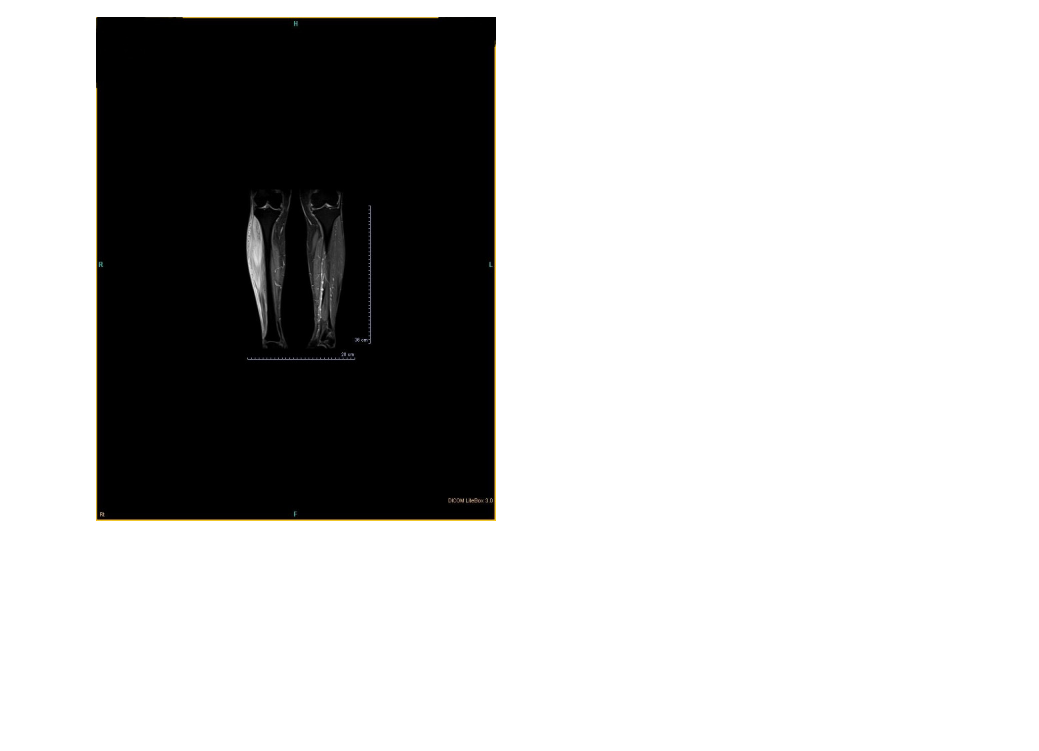
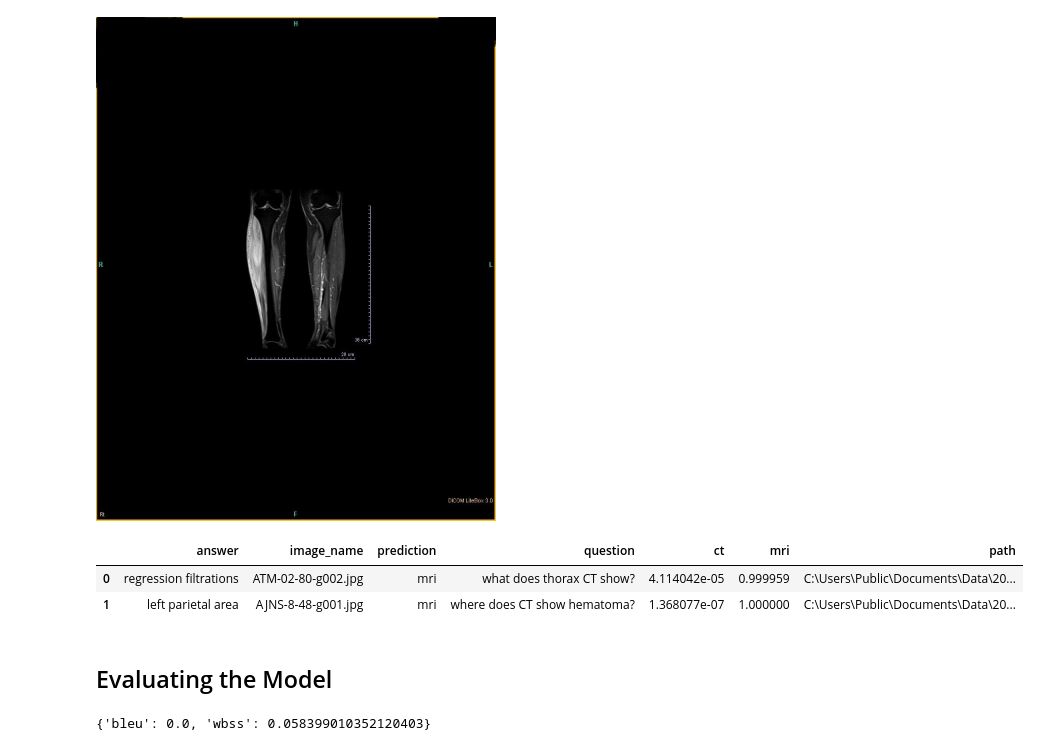
Before and after one commit to turner11/VQA-MED, a Jupyter notebook: VQA-MED/VQA.Python/5_predicting.ipynb, the cells around one changed output. Cells and saved outputs as stored; diff of their text form; code cells hidden in the pictures; blank space fills up the shorter version.

```diff
--- a/VQA-MED/VQA.Python/5_predicting.ipynb
+++ b/VQA-MED/VQA.Python/5_predicting.ipynb
@@ -149,3 +144,21 @@ from IPython.display import Image
 Image(filename = image_path, width=400, height=400)
 # %% [output]
 [figure]
+# %%
+validation_prediction = predict(model, df_validation, meta_data)
+# %%
+validation_prediction.head(2)
+# %% [output]
+|  | answer | image_name | prediction | question | ct | mri | path |
+| 0 | regression filtrations | ATM-02-80-g002.jpg | mri | what does thorax CT show? | 4.114042e-05 | 0.999959 | C:\Users\Public\Documents\Data\20... |
+| 1 | left parietal area | AJNS-8-48-g001.jpg | mri | where does CT show hematoma? | 1.368077e-07 | 1.000000 | C:\Users\Public\Documents\Data\20... |
+# %% [markdown]
+## Evaluating the Model
+# %%
+from evaluate.VqaMedEvaluatorBase import VqaMedEvaluatorBase
+predictions = validation_prediction.prediction.values
+ground_truth = validation_prediction.answer
+results = VqaMedEvaluatorBase.get_all_evaluation(predictions=predictions, ground_truth=ground_truth)
+results
+# %% [output]
+{'bleu': 0.0, 'wbss': 0.058399010352120403}
```
Also changed, not shown: parts of 13 cells of this notebook, 7 other files.
